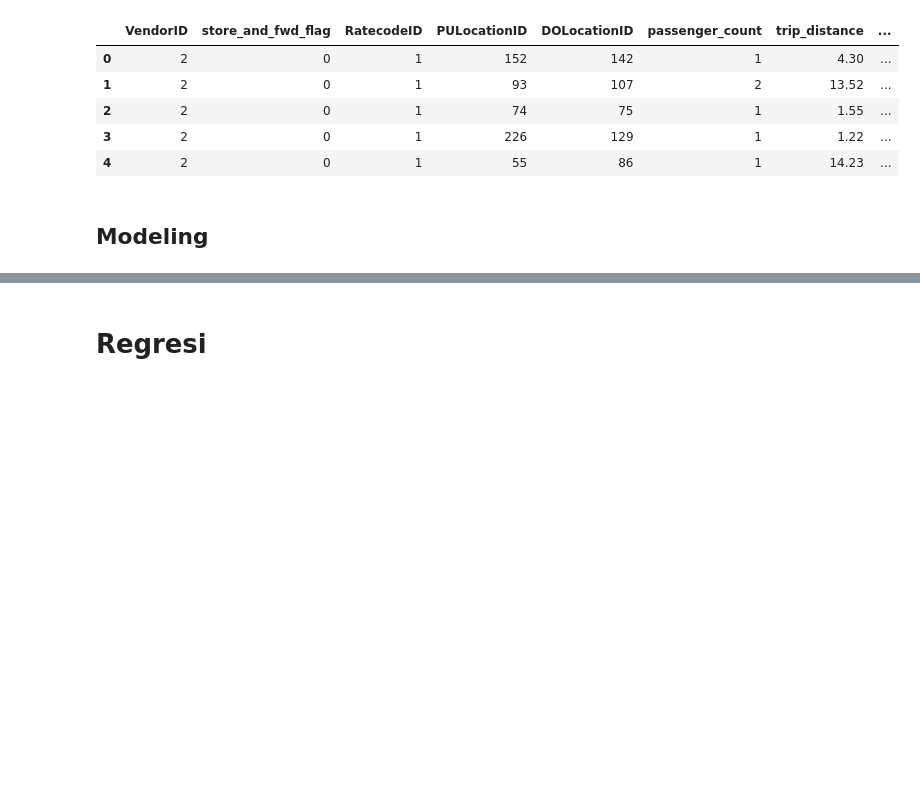
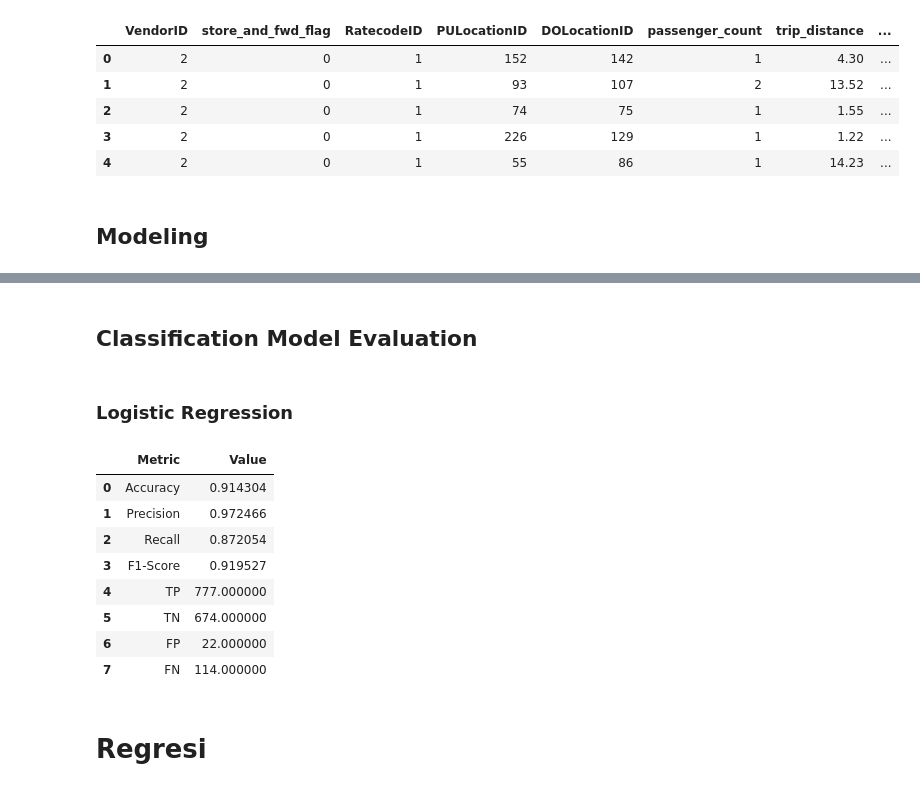
Before and after one commit to kasdead-4432/kasdead, a Jupyter notebook: final/kasdead.ipynb, the cells around one changed output, grey strips where cells are left out. Cells and saved outputs as stored; diff of their text form; code cells hidden in the pictures; blank space fills up the shorter version.

```diff
--- a/final/kasdead.ipynb
+++ b/final/kasdead.ipynb
@@ -432,3 +509,19 @@ df_classification.head()
+# %% [markdown]
+## Classification Model Evaluation
+# %% [markdown]
+### Logistic Regression
+# %%
+lr_res
+# %% [output]
+|  | Metric | Value |
+| 0 | Accuracy | 0.914304 |
+| 1 | Precision | 0.972466 |
+| 2 | Recall | 0.872054 |
+| 3 | F1-Score | 0.919527 |
+| 4 | TP | 777.000000 |
+| 5 | TN | 674.000000 |
+| 6 | FP | 22.000000 |
+| 7 | FN | 114.000000 |
 # %% [markdown]
 # Regresi
 # %% [markdown]
```
Also changed, not shown: parts of 57 cells of this notebook.
